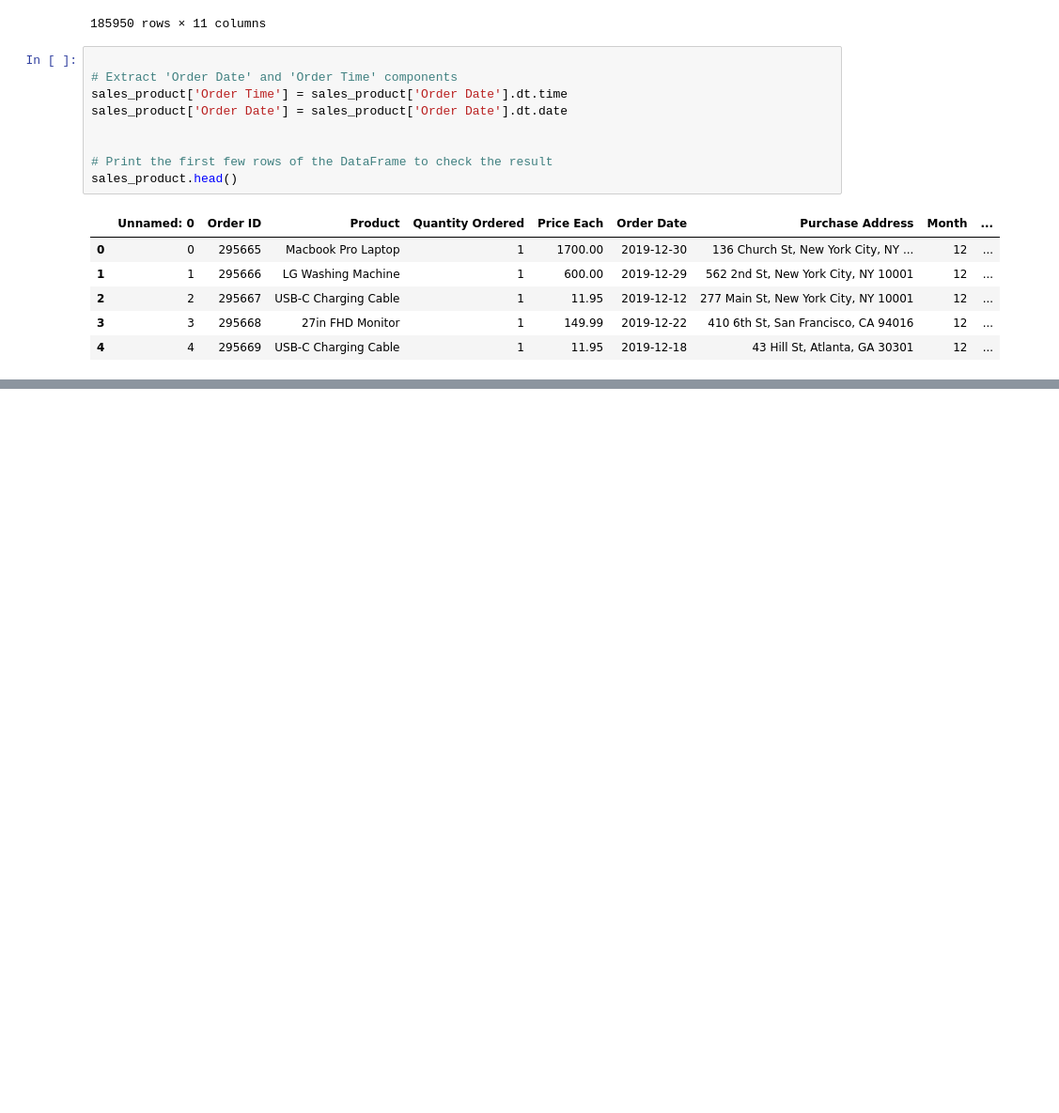
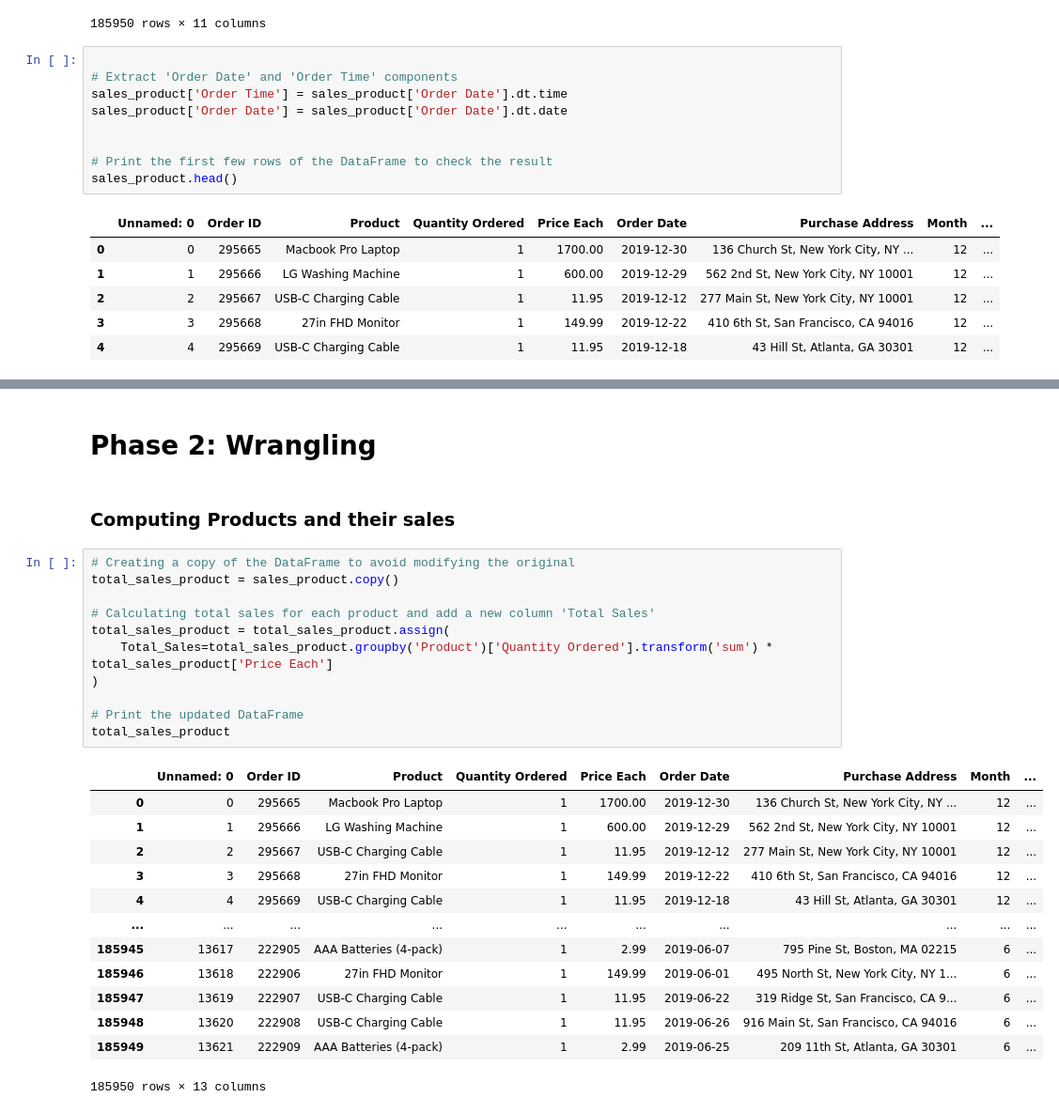
Before and after one commit to aseemarora08/PersonalProjects, a Jupyter notebook: Python/sales_data_project.ipynb, the cells around one changed output, grey strips where cells are left out. Shown at 94% size. Saved outputs shown, nothing was run; the diff lists cells and outputs as text; blank space fills up the shorter version.

```diff
--- a/Python/sales_data_project.ipynb
+++ b/Python/sales_data_project.ipynb
@@ -132,0 +153,29 @@ sales_product.head()
+# %% [markdown]
+# **Phase 2: Wrangling**
+# %% [markdown]
+### Computing Products and their sales
+# %%
+# Creating a copy of the DataFrame to avoid modifying the original
+total_sales_product = sales_product.copy()
+
+# Calculating total sales for each product and add a new column 'Total Sales'
+total_sales_product = total_sales_product.assign(
+    Total_Sales=total_sales_product.groupby('Product')['Quantity Ordered'].transform('sum') * total_sales_product['Price Each']
+)
+
+# Print the updated DataFrame
+total_sales_product
+# %% [output]
+|  | Unnamed: 0 | Order ID | Product | Quantity Ordered | Price Each | Order Date | Purchase Address | Month | ... |
+| 0 | 0 | 295665 | Macbook Pro Laptop | 1 | 1700.00 | 2019-12-30 | 136 Church St, New York City, NY ... | 12 | ... |
+| 1 | 1 | 295666 | LG Washing Machine | 1 | 600.00 | 2019-12-29 | 562 2nd St, New York City, NY 10001 | 12 | ... |
+| 2 | 2 | 295667 | USB-C Charging Cable | 1 | 11.95 | 2019-12-12 | 277 Main St, New York City, NY 10001 | 12 | ... |
+| 3 | 3 | 295668 | 27in FHD Monitor | 1 | 149.99 | 2019-12-22 | 410 6th St, San Francisco, CA 94016 | 12 | ... |
+| 4 | 4 | 295669 | USB-C Charging Cable | 1 | 11.95 | 2019-12-18 | 43 Hill St, Atlanta, GA 30301 | 12 | ... |
+| ... | ... | ... | ... | ... | ... | ... | ... | ... | ... |
+| 185945 | 13617 | 222905 | AAA Batteries (4-pack) | 1 | 2.99 | 2019-06-07 | 795 Pine St, Boston, MA 02215 | 6 | ... |
+| 185946 | 13618 | 222906 | 27in FHD Monitor | 1 | 149.99 | 2019-06-01 | 495 North St, New York City, NY 1... | 6 | ... |
+| 185947 | 13619 | 222907 | USB-C Charging Cable | 1 | 11.95 | 2019-06-22 | 319 Ridge St, San Francisco, CA 9... | 6 | ... |
+| 185948 | 13620 | 222908 | USB-C Charging Cable | 1 | 11.95 | 2019-06-26 | 916 Main St, San Francisco, CA 94016 | 6 | ... |
+| 185949 | 13621 | 222909 | AAA Batteries (4-pack) | 1 | 2.99 | 2019-06-25 | 209 11th St, Atlanta, GA 30301 | 6 | ... |
+185950 rows × 13 columns
```
Also changed, not shown: parts of 8 cells of this notebook.
